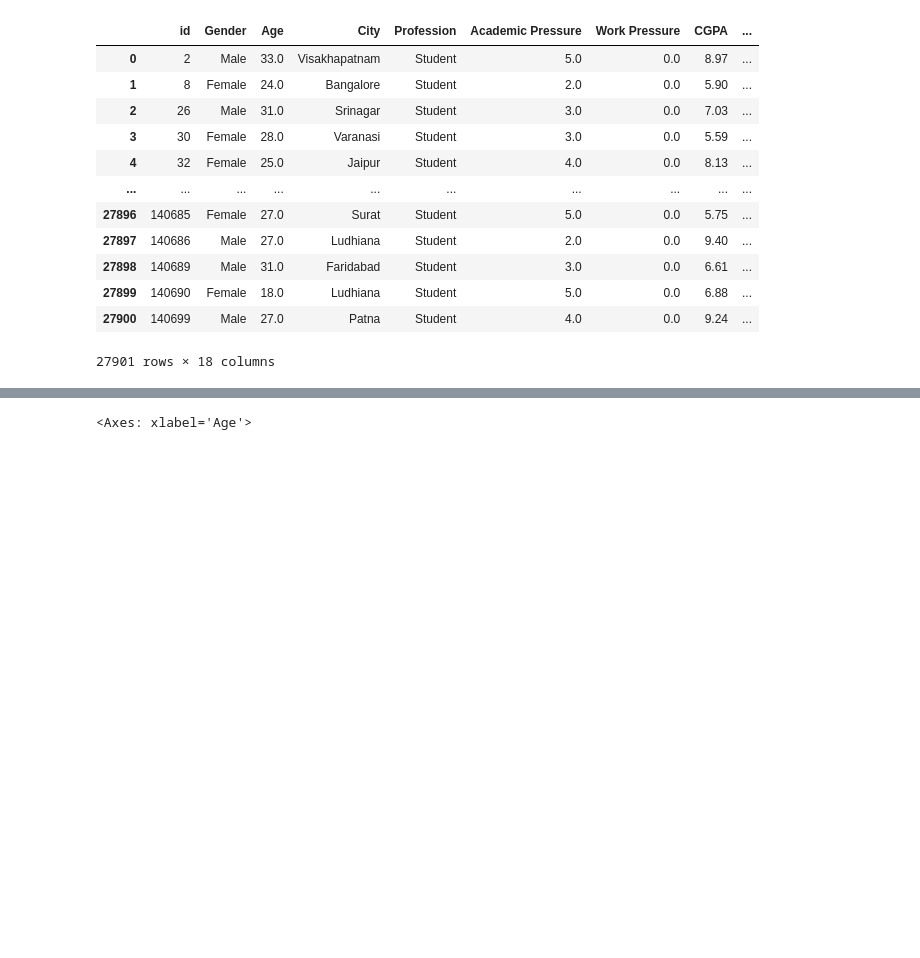
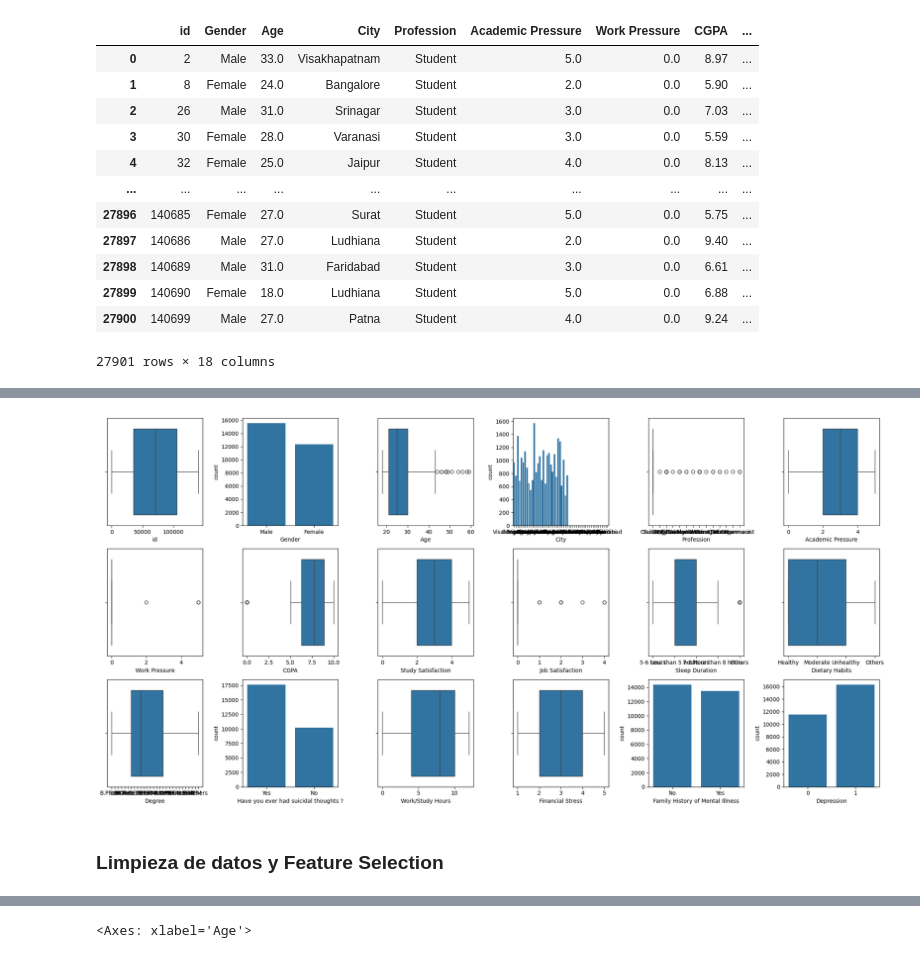
Before and after one commit to seba-art/proyecto1, a Jupyter notebook: prueba.ipynb, the cells around one changed output, grey strips where cells are left out. Drawn from its saved outputs; the diff is of its cells as text; code cells hidden in the pictures; blank space fills up the shorter version.

```diff
--- a/prueba.ipynb
+++ b/prueba.ipynb
@@ -28,0 +49,25 @@ data
+# %%
+#Visualizar las feauteres
+
+plt.figure(figsize=(20,10))
+for col in data.columns:
+    plt.subplot(3 , 6, data.columns.get_loc(col) +1 )
+    if col == "Gender":
+        sns.countplot(data, x = "Gender")
+    elif col == "City":
+        sns.countplot(data, x = "City")
+    elif col == "Have you ever had suicidal thoughts ?":
+        sns.countplot(data, x = "Have you ever had suicidal thoughts ?")
+    elif col == "Family History of Mental Illness":
+        sns.countplot(data, x = "Family History of Mental Illness")
+    elif col == "Depression":
+        sns.countplot(data, x = "Depression")
+    else:
+        sns.boxplot(data, x = col)
+
+    plt.tight_layout()
+    plt.show
+# %% [output]
+[figure, added]
+# %% [markdown]
+### Limpieza de datos y Feature Selection
```
Also changed, not shown: parts of 32 cells of this notebook.
